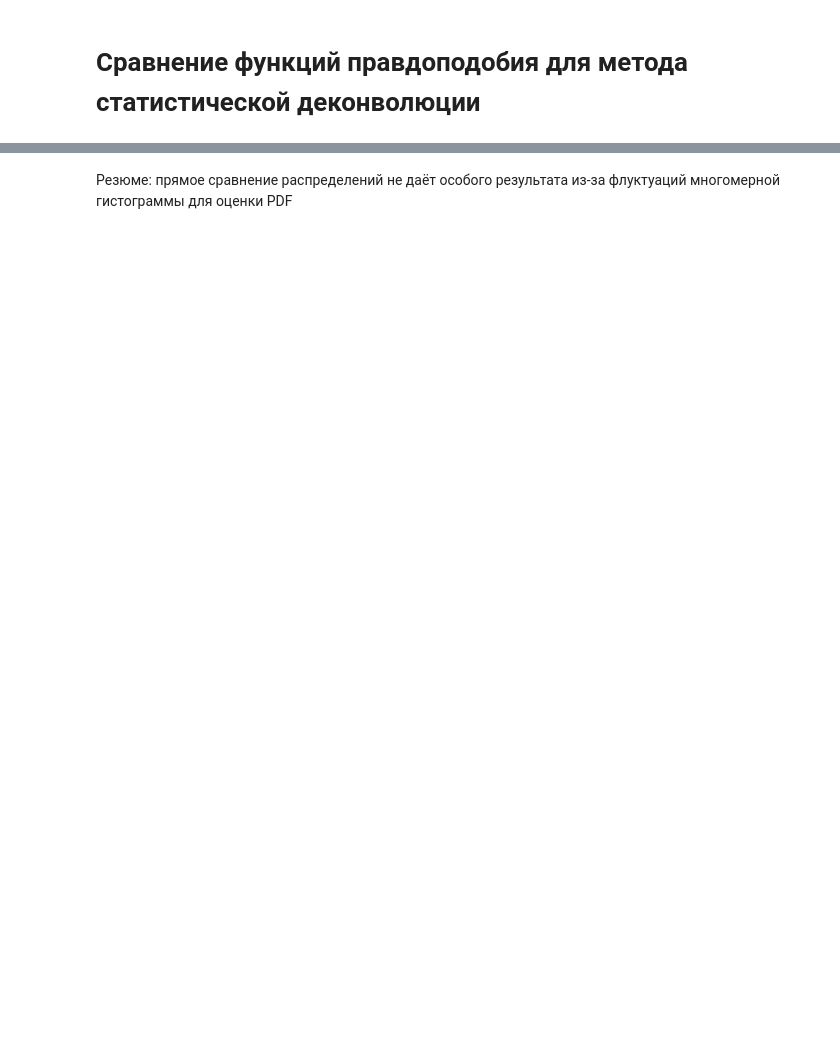
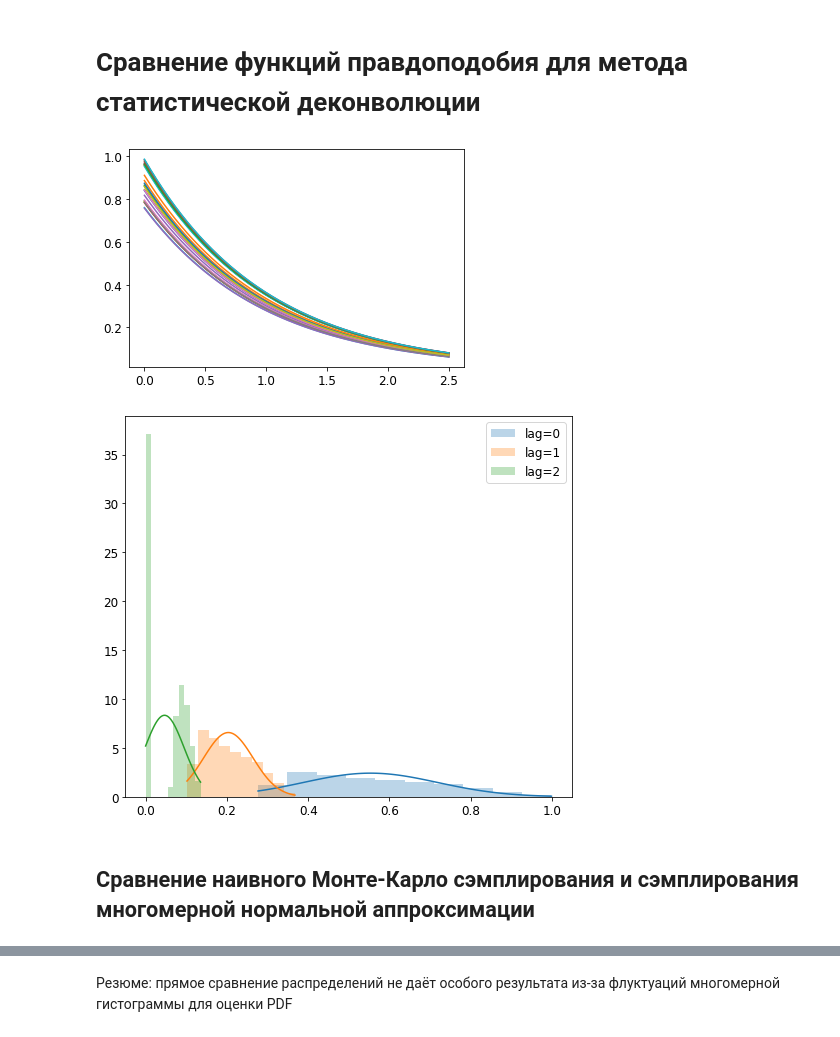
Before and after one commit to nj-vs-vh/master-thesis, a Jupyter notebook: notebooks/likelihoods_comparison.ipynb, the cells around one changed output, grey strips where cells are left out. Drawn from its saved outputs; the diff is of its cells as text; code cells hidden in the pictures; blank space fills up the shorter version.

```diff
--- a/notebooks/likelihoods_comparison.ipynb
+++ b/notebooks/likelihoods_comparison.ipynb
@@ -13,8 +13,18 @@ relmod = reloader(randomized_ir, utils, plots)
 # %%
 from random import random
 
-L_true = 10
+L_true = 2.5
 ir_x = np.linspace(0, L_true, int(L_true * 100))
-ir_y = np.exp(-0.5 * ir_x)
+ir_y = np.exp(- ir_x)
 rir = randomized_ir.RandomizedIr(ir_x, ir_y, factor=lambda: 0.75 + random() * 0.25)
-stats = randomized_ir.RandomizedIrStats(rir, samplesize=10 ** 5)
+rir.plot_realizations(30)
+
+L = rir.L
+N = 15
+rireff = randomized_ir.RandomizedIrEffect(rir, N, samplesize=10 ** 5)
+rireff.plot_samples()
+# %% [output]
+[figure, added]
+[figure, added]
+# %% [markdown]
+## Сравнение наивного Монте-Карло сэмплирования и сэмплирования многомерной нормальной аппроксимации
```
Also changed, not shown: parts of 31 cells of this notebook, 11 other files.
